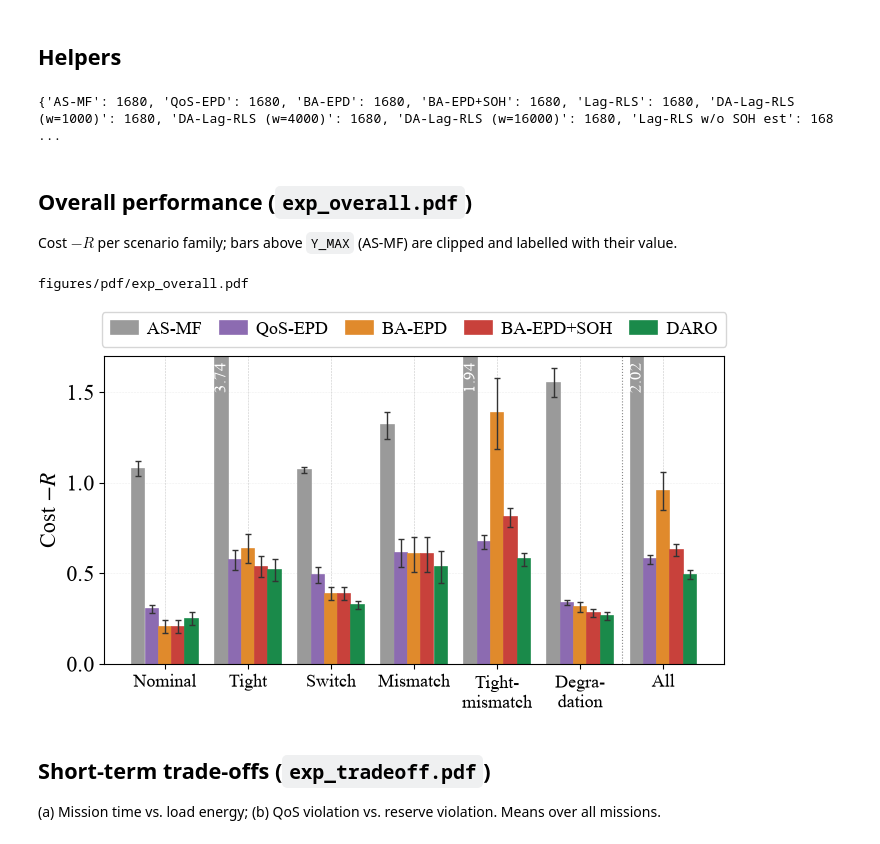
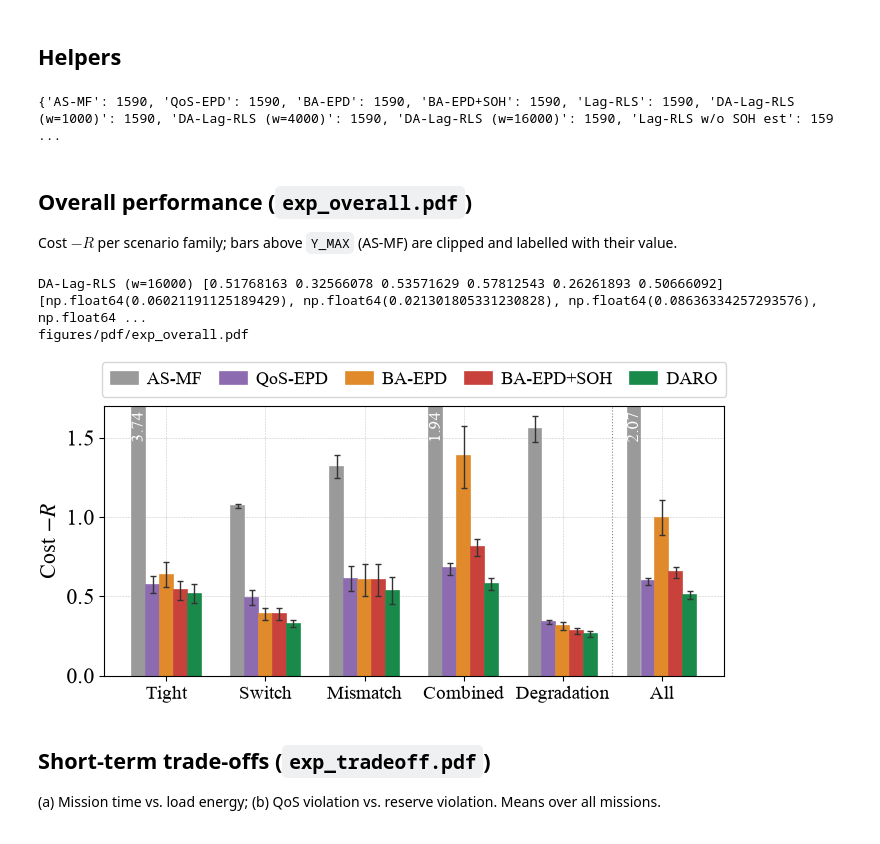
Before and after one commit to DufreWu/DARO, a Jupyter notebook: figures/exp_results.ipynb, the cells around one changed output. Drawn from its saved outputs; the diff is of its cells as text; code cells hidden in the pictures.

```diff
--- a/figures/exp_results.ipynb
+++ b/figures/exp_results.ipynb
@@ -35,6 +35,7 @@ RUN = 'benchmark_td3'                     # benchmark run in logs/paper/
 
 RAW = REPO / 'logs' / 'paper' / RUN / 'raw.jsonl'
 RAW_SENSING = REPO / 'logs' / 'paper' / 'benchmark_sensing' / 'raw.jsonl'
+RAW_ABL = REPO / 'logs' / 'paper' / 'benchmark_ablation_daro' / 'raw.jsonl'   # ablations on DARO
 OUT = REPO / 'figures' / 'pdf'
 FS = 15
 
@@ -47,25 +48,24 @@ plt.rcParams.update({
 })
 
 DA = 'DA-Lag-RLS (w=16000)'
-FAMILIES = [('nominal', 'Nominal'), ('tight', 'Tight'), ('switch', 'Switch'),
-            ('mismatch', 'Mismatch'), ('tight_mismatch', 'Tight-\nmismatch'),
-            ('degradation', 'Degra-\ndation'), ('all', 'All')]
+FAMILIES = [('tight', 'Tight'), ('switch', 'Switch'),
+            ('mismatch', 'Mismatch'), ('combined', 'Combined'),
+            ('degradation', 'Degradation'), ('all', 'All')]
 # same colours as the trace figures
 STYLE = {
     'AS-MF':               dict(color='#9a9a9a', ls=':', marker='X', label='AS-MF'),
     'QoS-EPD':             dict(color='#8c6bb1', ls='-.', marker='v', label='QoS-EPD'),
     'BA-EPD':              dict(color='#e08a2c', ls='--', marker='s', label='BA-EPD'),
     'BA-EPD+SOH':          dict(color='#c8413b', ls='--', marker='D', label='BA-EPD+SOH'),
-    'Lag-RLS w/o SOH est': dict(color='#7fa6d6', ls='-', marker='x', label='Lag-RLS w/o SOH est.'),
-    'Lag-RLS':             dict(color='#2a5ea8', ls='-', marker='o', label='Lag-RLS'),
+    'Lag-RLS':             dict(color='#2a5ea8', ls='-', marker='o', label='w/o degradation cost'),   # = DARO with w_D = 0
     DA:                    dict(color='#1a8a4a', ls='-', marker='^', label='DARO'),
-    # ablation variants (same set as exp_ablation)
-    'Lag-RLS w/o RLS':      dict(color='#d4a017', ls='--', marker='s', label='w/o RLS'),
-    'Lag-RLS w/o CD':       dict(color='#8c564b', ls='-.', marker='D', label='w/o change detection'),
-    'Lag-RLS w/o lambda':   dict(color='#e377c2', ls=':', marker='v', label=r'w/o $\lambda$ (mode switching)'),
-    'Lag-RLS tier select':  dict(color='#17becf', ls=(0, (3, 1, 1, 1)), marker='P', label=r'tier selection of $\lambda$'),
-    'Lag-RLS w/o QoS cost': dict(color='#6b6b9a', ls=(0, (5, 2)), marker='X', label='w/o expected QoS cost'),
     'Lag-RLS (full info)': dict(color='#555555', ls=(0, (1, 1)), marker='P', label='Lag-RLS (full info)'),
+    # ablations on DARO (exp_ablation, exp_ablation_soh); w/o degradation cost = Lag-RLS
+    'DARO w/o RLS':         dict(color='#d4a017', ls='--', marker='s', label='w/o RLS'),
+    'DARO w/o CD':          dict(color='#8c564b', ls='-.', marker='D', label='w/o change detection'),
+    'DARO w/o lambda':      dict(color='#e377c2', ls=':', marker='v', label=r'w/o $\lambda$ (mode switching)'),
+    'DARO tier select':     dict(color='#17becf', ls=(0, (3, 1, 1, 1)), marker='P', label=r'tier selection of $\lambda$'),
+    'DARO w/o QoS cost':    dict(color='#6b6b9a', ls=(0, (5, 2)), marker='X', label='w/o expected QoS cost'),
     'Oracle':              dict(color='#222222', ls=(0, (5, 2)), marker='*', label='Oracle'),
 }
 MAIN = ['AS-MF', 'QoS-EPD', 'BA-EPD', 'BA-EPD+SOH', DA]
@@ -74,8 +74,12 @@ MAIN = ['AS-MF', 'QoS-EPD', 'BA-EPD', 'BA-EPD+SOH', DA]
 # %%
 def load():
     rows = [json.loads(line) for line in RAW.read_text().splitlines()]
-    if RAW_SENSING.exists():
-        rows += [json.loads(line) for line in RAW_SENSING.read_text().splitlines()]
+    for extra in (RAW_SENSING, RAW_ABL):
+        if extra.exists():
+            rows += [json.loads(line) for line in extra.read_text().splitlines()]
+    rows = [r for r in rows if r['family'] != 'nominal']   # nominal family removed from the suite
+    for r in rows:   # family renamed: tight_mismatch -> combined
+        r['family'] = {'tight_mismatch': 'combined'}.get(r['family'], r['family'])
     by = {}
     for r in rows:
         by.setdefault(r['policy'], []).append(r)
@@ -106,7 +110,7 @@ def save(fig, name):
 by = load()
 print({n: len(rs) for n, rs in by.items()})
 # %% [output]
-{'AS-MF': 1680, 'QoS-EPD': 1680, 'BA-EPD': 1680, 'BA-EPD+SOH': 1680, 'Lag-RLS': 1680, 'DA-Lag-RLS (w=1000)': 1680, 'DA-Lag-RLS (w=4000)': 1680, 'DA-Lag-RLS (w=16000)': 1680, 'Lag-RLS w/o SOH est': 168 ...
+{'AS-MF': 1590, 'QoS-EPD': 1590, 'BA-EPD': 1590, 'BA-EPD+SOH': 1590, 'Lag-RLS': 1590, 'DA-Lag-RLS (w=1000)': 1590, 'DA-Lag-RLS (w=4000)': 1590, 'DA-Lag-RLS (w=16000)': 1590, 'Lag-RLS w/o SOH est': 159 ...
 # %% [markdown]
 ## Overall performance (`exp_overall.pdf`)
 
@@ -115,42 +119,45 @@ Cost $-R$ per scenario family; bars above `Y_MAX` (AS-MF) are clipped and labell
 def fig_overall(by):
     """Cost = -return per family; bars above Y_MAX (AS-MF) are clipped and labelled."""
     Y_MAX = 1.7
-    fig, ax = plt.subplots(figsize=(8, 4))
+    fig, ax = plt.subplots(figsize=(8, 3.5))
     nf, nm = len(FAMILIES), len(MAIN)
-    w = 0.8 / nm
+    w = 0.7 / nm
     for j, n in enumerate(MAIN):
         st = STYLE[n]
         y, lo, hi = [], [], []
         for fam, _ in FAMILIES:
             x = [-r['return'] for r in sel(by[n], fam)]
             a, b = boot_ci(x)
             y.append(np.mean(x)); lo.append(np.mean(x) - a); hi.append(b - np.mean(x))
         xs = np.arange(nf) + (j - (nm - 1) / 2) * w
         ref = n == 'Oracle'
         ax.bar(xs, y, w * 0.92, color='white' if ref else st['color'], ec=st['color'],
                hatch='///' if ref else None, lw=1.2, label=st['label'], zorder=2)
         y = np.array(y)
         clip = y > Y_MAX
         ax.errorbar(xs[~clip], y[~clip], yerr=[np.array(lo)[~clip], np.array(hi)[~clip]],
                     fmt='none', ecolor='#333333', lw=1, capsize=2, zorder=3)
         for x0, y0 in zip(xs[clip], y[clip]):
             ax.text(x0, Y_MAX * 0.98, f'{y0:.2f}', rotation=90, ha='center', va='top',
                     fontsize=FS - 3, color='white', zorder=4)
+
+    print(n, y, lo, hi)
     ax.axvline(nf - 1.5, color='#888888', lw=0.8, ls=':')
     ax.set_xticks(np.arange(nf))
-    ax.set_xticklabels([lab for _, lab in FAMILIES], fontsize=FS - 2)
+    ax.set_xticklabels([lab for _, lab in FAMILIES], fontsize=FS - 1)
     ax.set_ylabel(r'Cost $-R$')
     ax.set_ylim(0, Y_MAX)
-    ax.grid(axis='y', alpha=0.3, zorder=0)
+    # ax.grid(axis='y', alpha=0.3, zorder=0)
     ax.legend(ncol=nm, loc='lower center', bbox_to_anchor=(0.5, 1.0), frameon=True,
               handlelength=1.5, columnspacing=1.0, fontsize=FS - 2, handletextpad=0.5, borderpad=0.5)
     save(fig, 'exp_overall')
 
 
 fig_overall(by)
 # %% [output]
+DA-Lag-RLS (w=16000) [0.51768163 0.32566078 0.53571629 0.57812543 0.26261893 0.50666092] [np.float64(0.06021191125189429), np.float64(0.021301805331230828), np.float64(0.08636334257293576), np.float64 ...
 figures/pdf/exp_overall.pdf
-[figure, old version]
+[figure, new version]
 # %% [markdown]
 ## Short-term trade-offs (`exp_tradeoff.pdf`)
 
```
Also changed, not shown: parts of 6 cells of this notebook, 42 other files.
